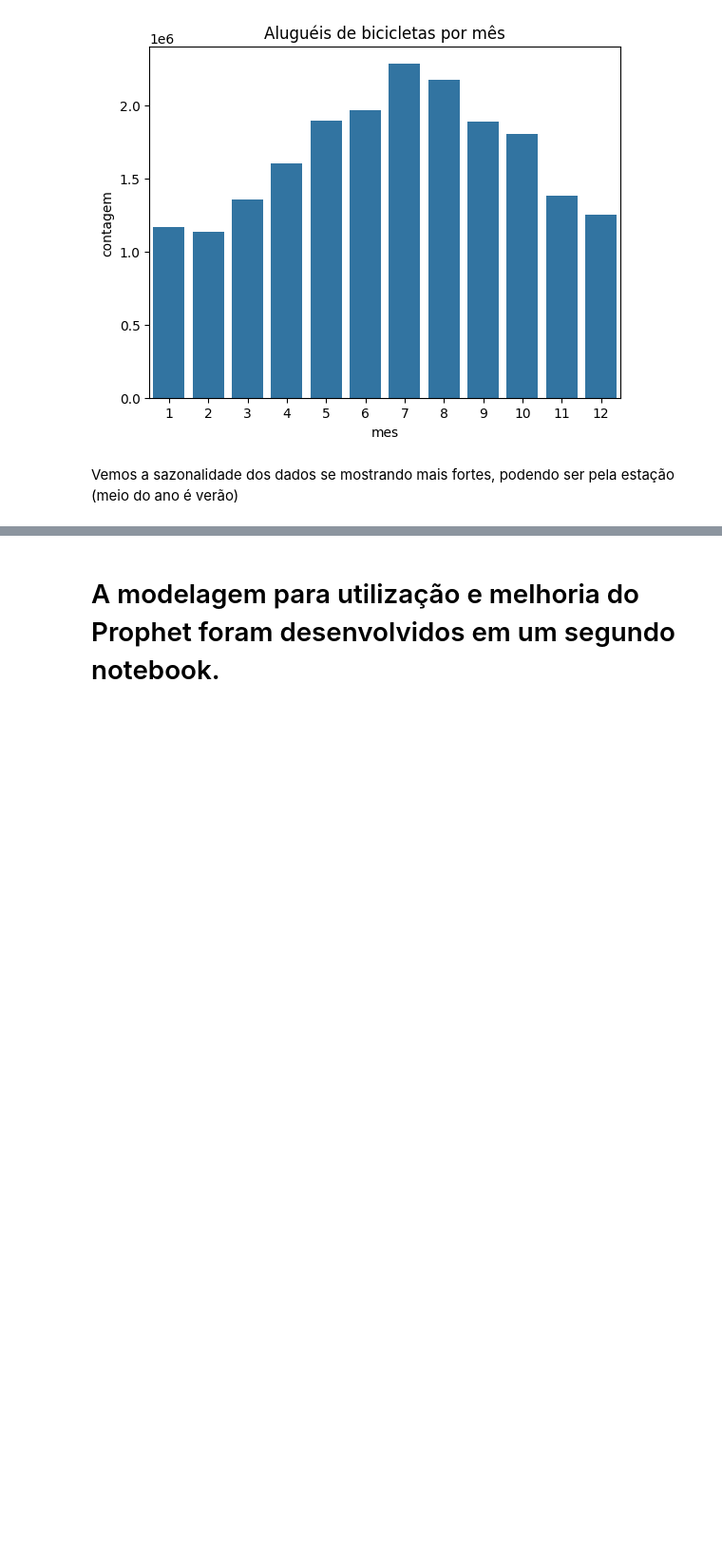
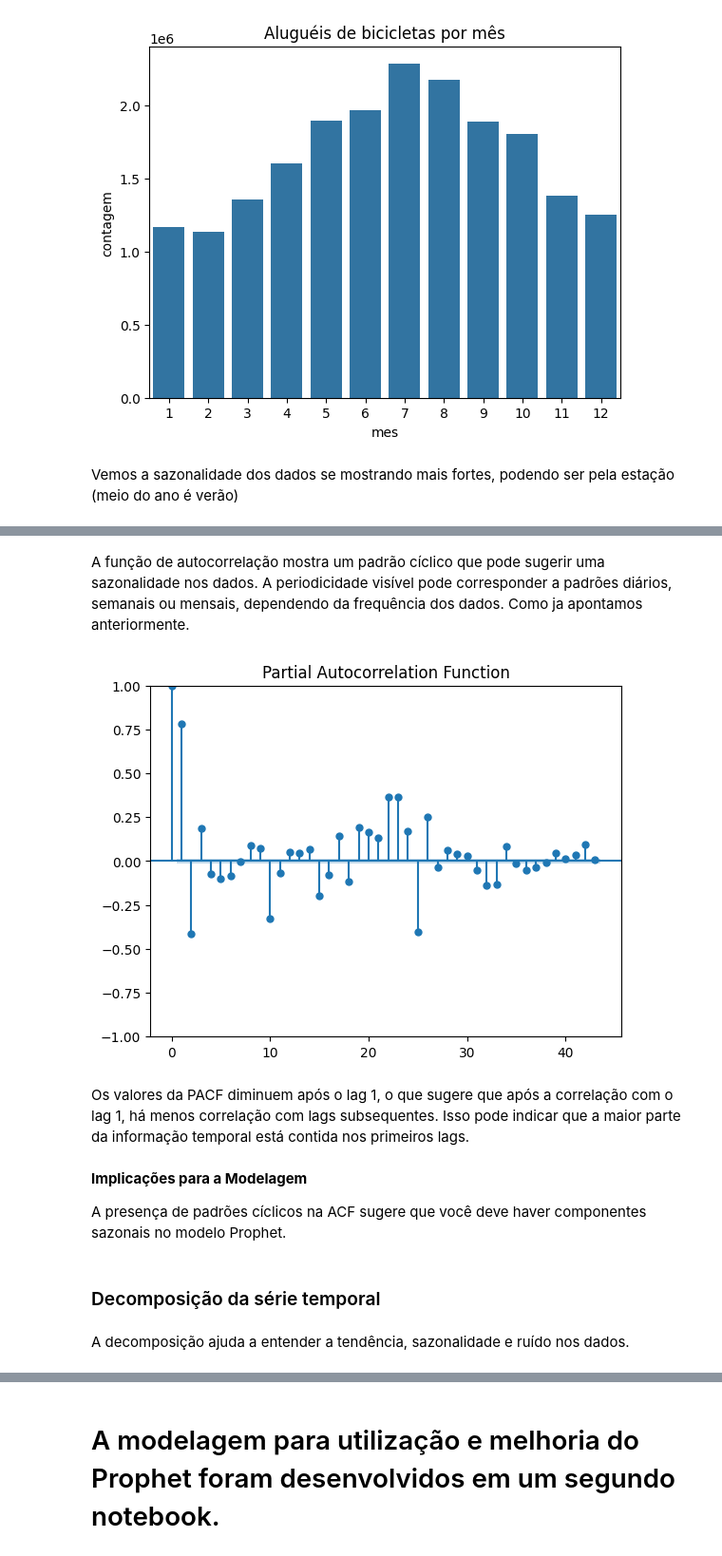
Before and after one commit to BrnCode/Previsao_Alugueis_Bicicletas_Series_Temporais, a Jupyter notebook: EDA_locacoes_de_bicicleta.ipynb, the cells around one changed output, grey strips where cells are left out. Shown at 95% size. Cells and saved outputs as stored; diff of their text form; code cells hidden in the pictures; blank space fills up the shorter version.

```diff
--- a/EDA_locacoes_de_bicicleta.ipynb
+++ b/EDA_locacoes_de_bicicleta.ipynb
@@ -501,0 +559,19 @@ Vemos a sazonalidade dos dados se mostrando mais fortes, podendo ser pela estaç
+# %% [markdown]
+A função de autocorrelação mostra um padrão cíclico que pode sugerir uma sazonalidade nos dados. A periodicidade visível pode corresponder a padrões diários, semanais ou mensais, dependendo da frequência dos dados. Como ja apontamos anteriormente.
+# %%
+# Plot PACF
+plot_pacf(df['contagem'])
+plt.title('Partial Autocorrelation Function')
+plt.show()
+# %% [output]
+[figure, added]
+# %% [markdown]
+Os valores da PACF diminuem após o lag 1, o que sugere que após a correlação com o lag 1, há menos correlação com lags subsequentes. Isso pode indicar que a maior parte da informação temporal está contida nos primeiros lags.
+# %% [markdown]
+**Implicações para a Modelagem**
+
+ A presença de padrões cíclicos na ACF sugere que você deve haver componentes sazonais no modelo Prophet.
+# %% [markdown]
+### Decomposição da série temporal
+# %% [markdown]
+A decomposição ajuda a entender a tendência, sazonalidade e ruído nos dados.
```
Also changed, not shown: parts of 19 cells of this notebook.
